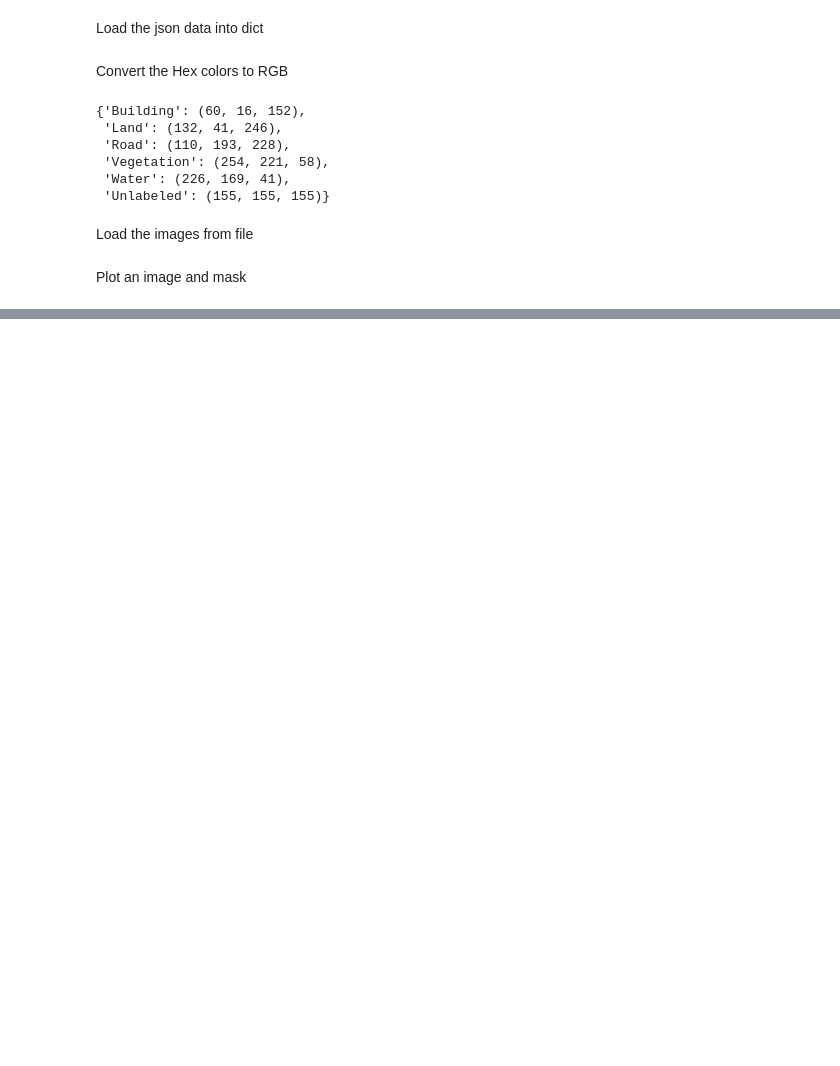
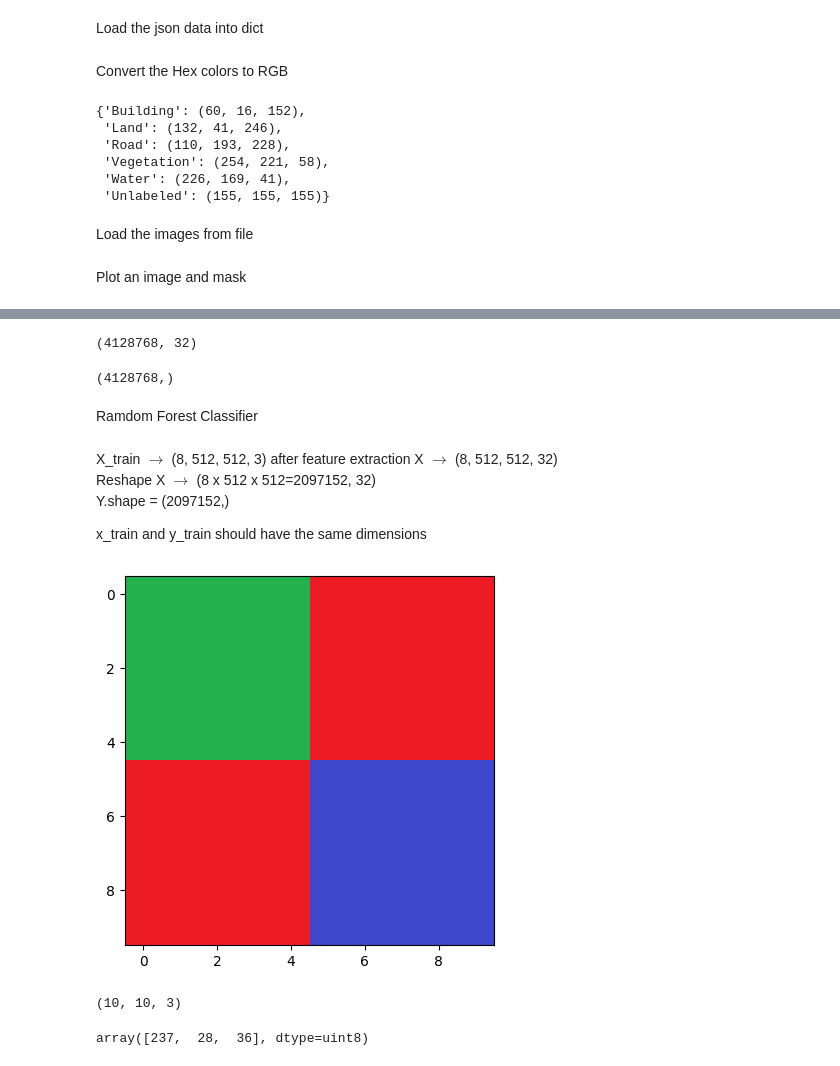
Before and after one commit to Xalt8/Semantic-Segmentation-, a Jupyter notebook: sem_seg.ipynb, the cells around one changed output, grey strips where cells are left out. Cells and saved outputs as stored; diff of their text form; code cells hidden in the pictures; blank space fills up the shorter version.

```diff
--- a/sem_seg.ipynb
+++ b/sem_seg.ipynb
@@ -134,0 +139,11 @@ np.where(mat == (132, 41, 246))
+# %%
+X.shape
+# %% [output]
+(4128768, 32)
+# %%
+Y = y_train_scalar.reshape(-1)
+Y.shape
+# %% [output]
+(4128768,)
+# %% [markdown]
+Ramdom Forest Classifier
@@ -134,0 +153,21 @@ np.where(mat == (132, 41, 246))
+# %% [markdown]
+X_train $\rightarrow$ (8, 512, 512, 3) after feature extraction X $\rightarrow$ (8, 512, 512, 32)<br>
+Reshape X $\rightarrow$ (8 x 512 x 512=2097152, 32)<br>
+Y.shape = (2097152,)
+
+x_train and y_train should have the same dimensions
+# %%
+test = cv2.imread('test_img.png', 1)
+test = cv2.cvtColor(test, cv2.COLOR_BGR2RGB)
+plt.imshow(test)
+plt.show()
+# %% [output]
+[figure, added]
+# %%
+test.shape
+# %% [output]
+(10, 10, 3)
+# %%
+test[3][6]
+# %% [output]
+array([237,  28,  36], dtype=uint8)
```
Also changed, not shown: parts of 37 cells of this notebook, 1 other file.
